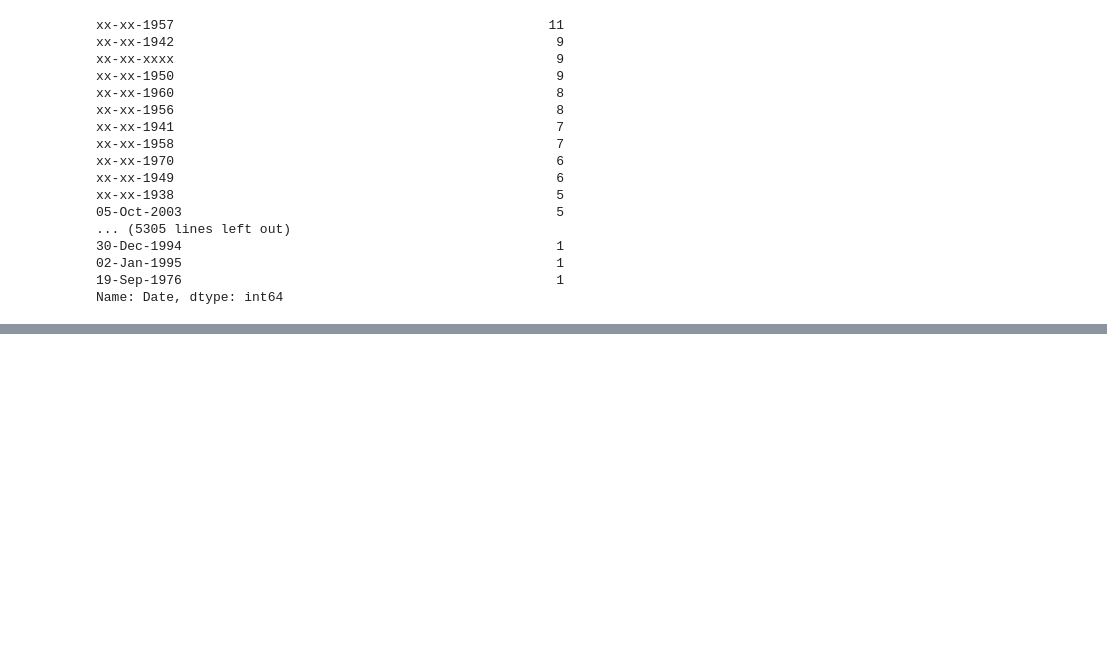
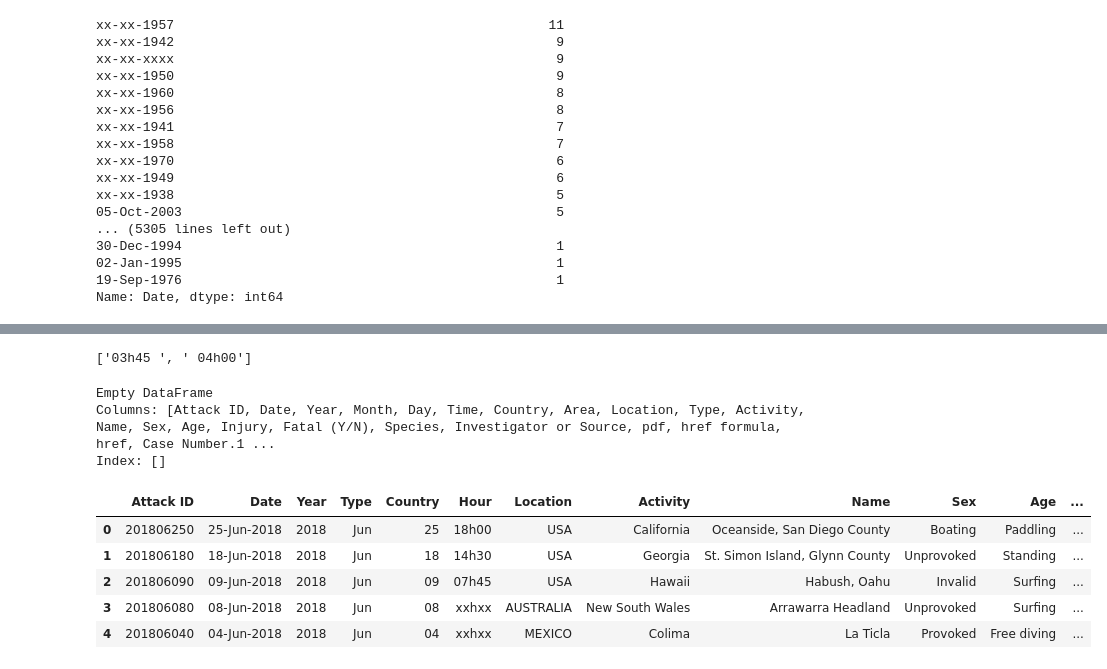
Before and after one commit to Linxx333/Data-Cleaning-Shark-Attacks, a Jupyter notebook: Jnotebooks/Cleaner.ipynb, the cells around one changed output, grey strips where cells are left out. Cells and saved outputs as stored; diff of their text form; code cells hidden in the pictures; blank space fills up the shorter version.

Commit message:
Resueltas las horas

```diff
--- a/Jnotebooks/Cleaner.ipynb
+++ b/Jnotebooks/Cleaner.ipynb
@@ -441,0 +496,61 @@ Name: Fatal (Y/N), dtype: int64
+# %%
+def Fix_ranges(x):
+
+  '''
+  Función que eliminará los rangos de las horas
+  '''
+  p = ''
+  if '--'in x:
+       p = x.split('--')
+       l = p[0].split('h')
+       x = l[0]+'h'+'30'
+       return x
+
+  if '-' in x:
+
+         p = x.split('-')
+         print(p)
+         if p[0][-2] == '0':
+               if '3' in p[1]:
+                    l = p[0].split('h')
+                    x = l[0]+'h'+'15'
+               elif p[1][-2] == '0':
+                    l = p[0].split('h')
+                    x = l[0]+'h'+'30'
+         elif p[0][-2] == '4':
+              if p[1][-2] == '1':
+                   x = '11h00'
+              else:
+                   x = '03h52'
+         elif p[0][-2] == '1':
+              x = '18h22'
+
+
+  return x
+
+sharks['Time'] = sharks['Time'].apply(Fix_ranges)
+#Casos especiales
+sharks['Time'] = sharks['Time'].replace('14h00  -15h00','14h30')
+sharks['Time'] = sharks['Time'].replace('03h45 - 04h00','03h52')
+# %% [output]
+['03h45 ', ' 04h00']
+# %%
+filtrado = sharks.loc[sharks['Time'].str.contains('-')]
+print (filtrado)
+#Está limpio
+# %% [output]
+Empty DataFrame
+Columns: [Attack ID, Date, Year, Month, Day, Time, Country, Area, Location, Type, Activity, Name, Sex, Age, Injury, Fatal (Y/N), Species, Investigator or Source, pdf, href formula, href, Case Number.1 ...
+Index: []
+# %%
+#Renombro la columna a hora para que quede más claro
+nombres_col[5] = 'Hour'
+sharks.columns = nombres_col
+sharks.head()
+# %% [output]
+|  | Attack ID | Date | Year | Type | Country | Hour | Location | Activity | Name | Sex | Age | ... |
+| 0 | 201806250 | 25-Jun-2018 | 2018 | Jun | 25 | 18h00 | USA | California | Oceanside, San Diego County | Boating | Paddling | ... |
+| 1 | 201806180 | 18-Jun-2018 | 2018 | Jun | 18 | 14h30 | USA | Georgia | St. Simon Island, Glynn County | Unprovoked | Standing | ... |
+| 2 | 201806090 | 09-Jun-2018 | 2018 | Jun | 09 | 07h45 | USA | Hawaii | Habush, Oahu | Invalid | Surfing | ... |
+| 3 | 201806080 | 08-Jun-2018 | 2018 | Jun | 08 | xxhxx | AUSTRALIA | New South Wales | Arrawarra Headland | Unprovoked | Surfing | ... |
+| 4 | 201806040 | 04-Jun-2018 | 2018 | Jun | 04 | xxhxx | MEXICO | Colima | La Ticla | Provoked | Free diving | ... |
```
Also changed, not shown: parts of 7 cells of this notebook.
